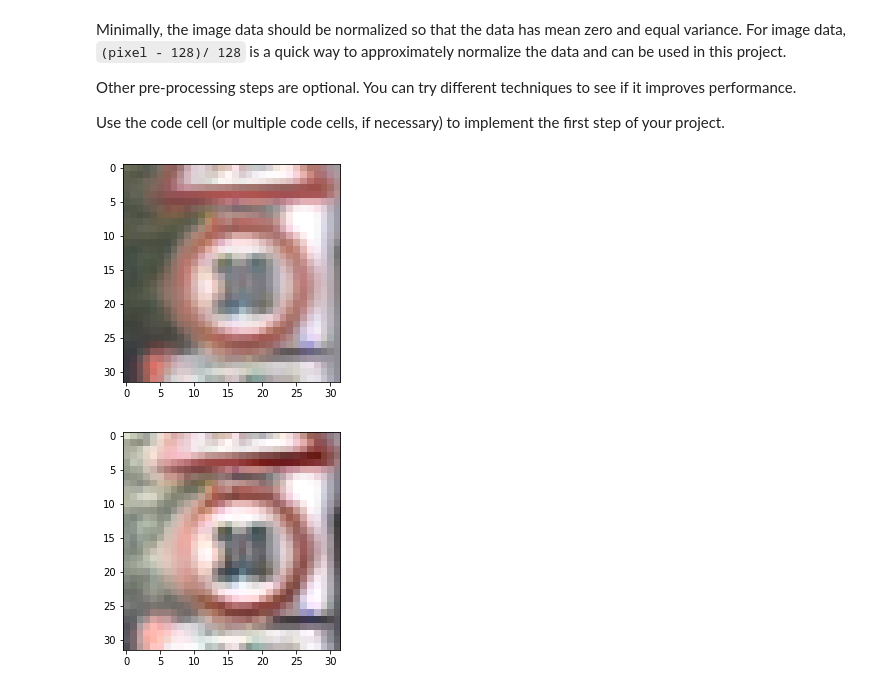
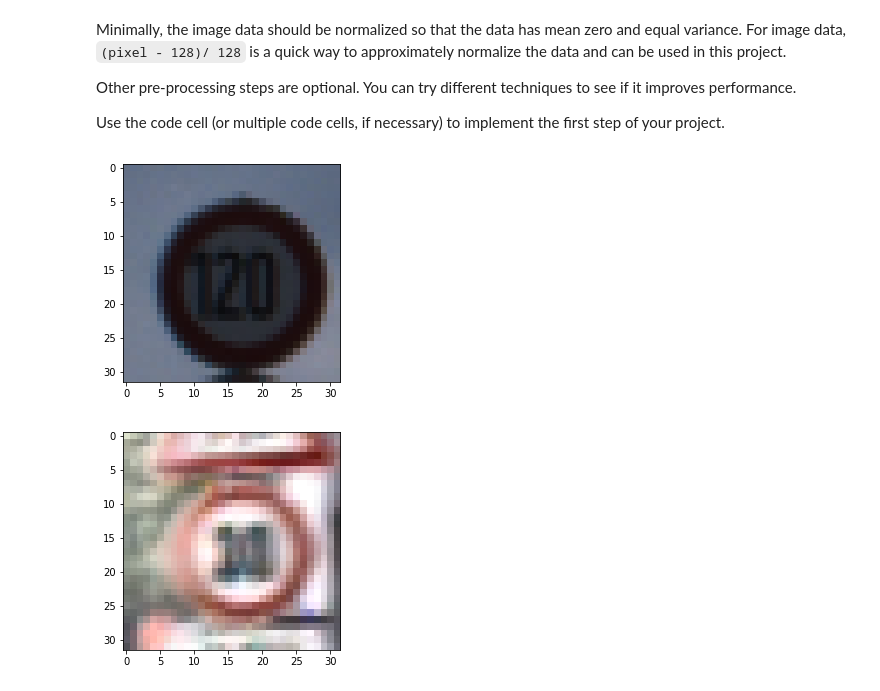
Before and after one commit to AlexSchizoid/CarND-Traffic-Sign-Classifier-Project, a Jupyter notebook: Traffic_Sign_Classifier.ipynb, the cells around one changed output. Drawn from its saved outputs; the diff is of its cells as text; code cells hidden in the pictures.

```diff
--- a/Traffic_Sign_Classifier.ipynb
+++ b/Traffic_Sign_Classifier.ipynb
@@ -451,16 +441,16 @@ Use the code cell (or multiple code cells, if necessary) to implement the first
 # %%
 ### Preprocess the data here. It is required to normalize the data. Other preprocessing steps could include
 ### converting to grayscale, etc.
 ### Feel free to use as many code cells as needed.
 #X=X-mean(X(:));
 
 
 #X=X/std(X(:))
 plt.figure()
-plt.imshow(X_train[4082])
+plt.imshow(X_test[7777])
 plt.show()
 # %% [output]
-[figure, old version]
+[figure, new version]
 # %%
 import cv2
 
```
Also changed, not shown: parts of 10 cells of this notebook, 3 other files.
